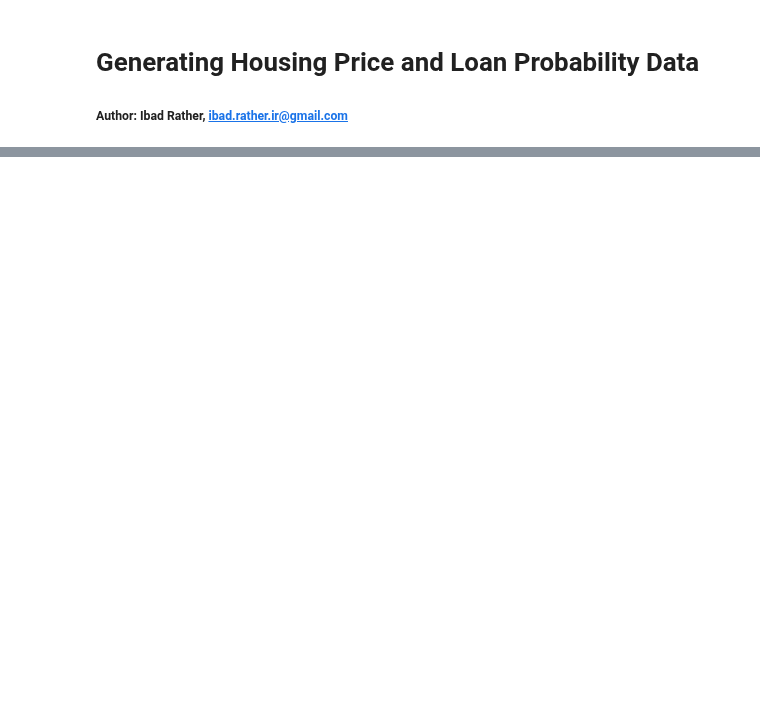
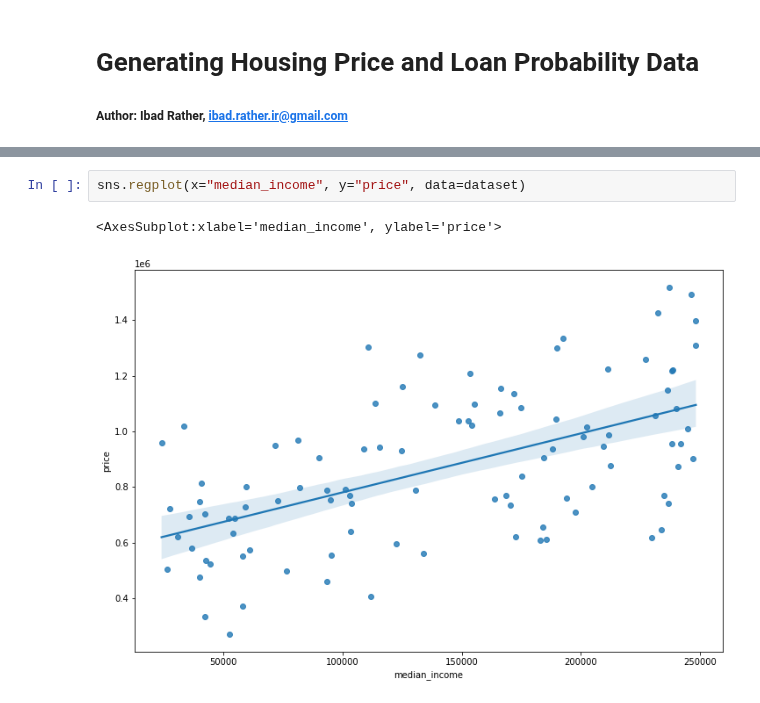
Before and after one commit to ibadrather/pytorch_learn, a Jupyter notebook: Part_17_Multi_Input_Multi_Output_pytorch/gen_housing_data.ipynb, the cells around one changed output, grey strips where cells are left out. Saved outputs shown, nothing was run; the diff lists cells and outputs as text; blank space fills up the shorter version.

```diff
--- a/Part_17_Multi_Input_Multi_Output_pytorch/gen_housing_data.ipynb
+++ b/Part_17_Multi_Input_Multi_Output_pytorch/gen_housing_data.ipynb
@@ -61,0 +176,5 @@ if __name__ =="__main__":
+# %%
+sns.regplot(x="median_income", y="price", data=dataset)
+# %% [output]
+<AxesSubplot:xlabel='median_income', ylabel='price'>
+[figure, added]
```
Also changed, not shown: parts of 21 cells of this notebook, 1 other file.
